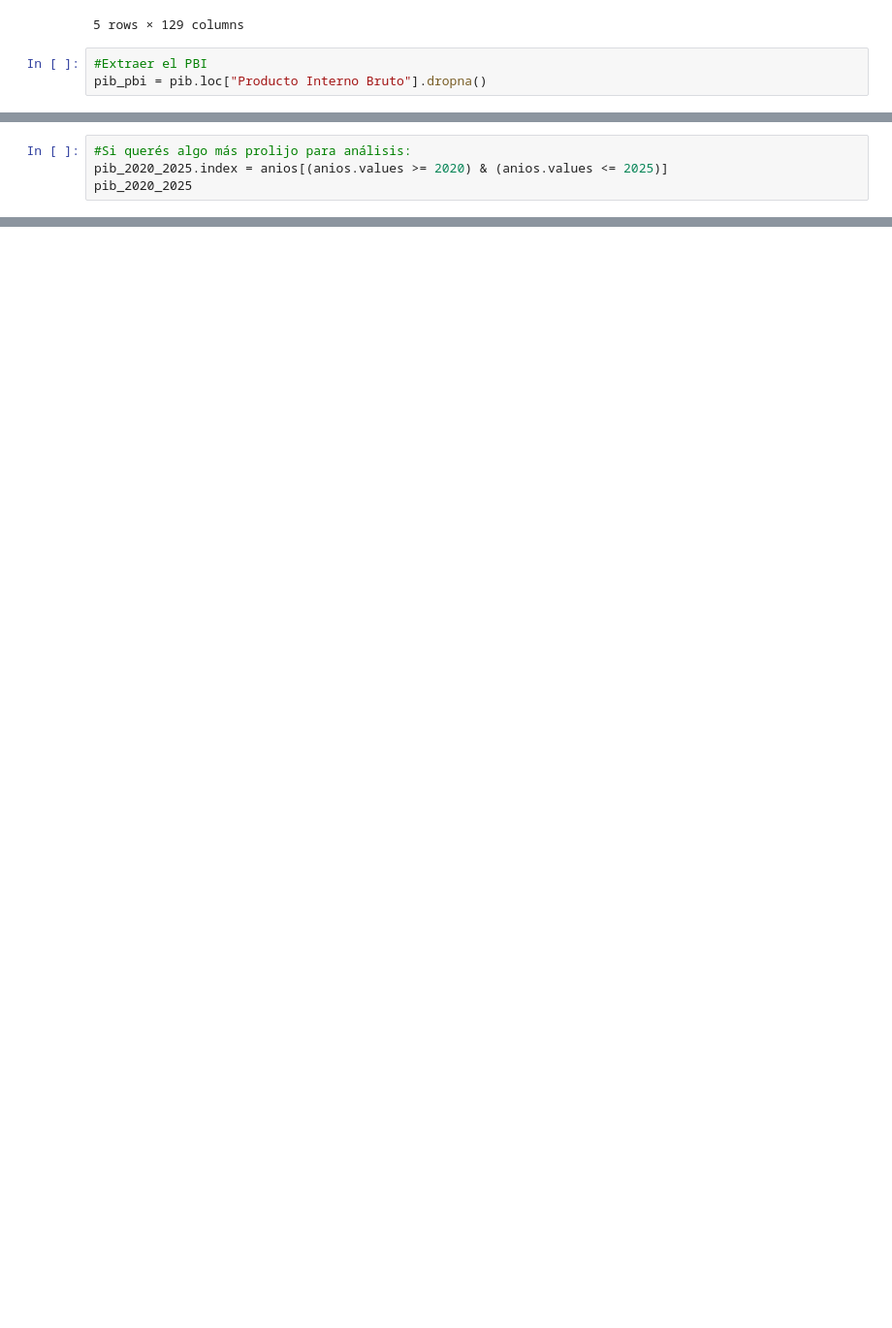
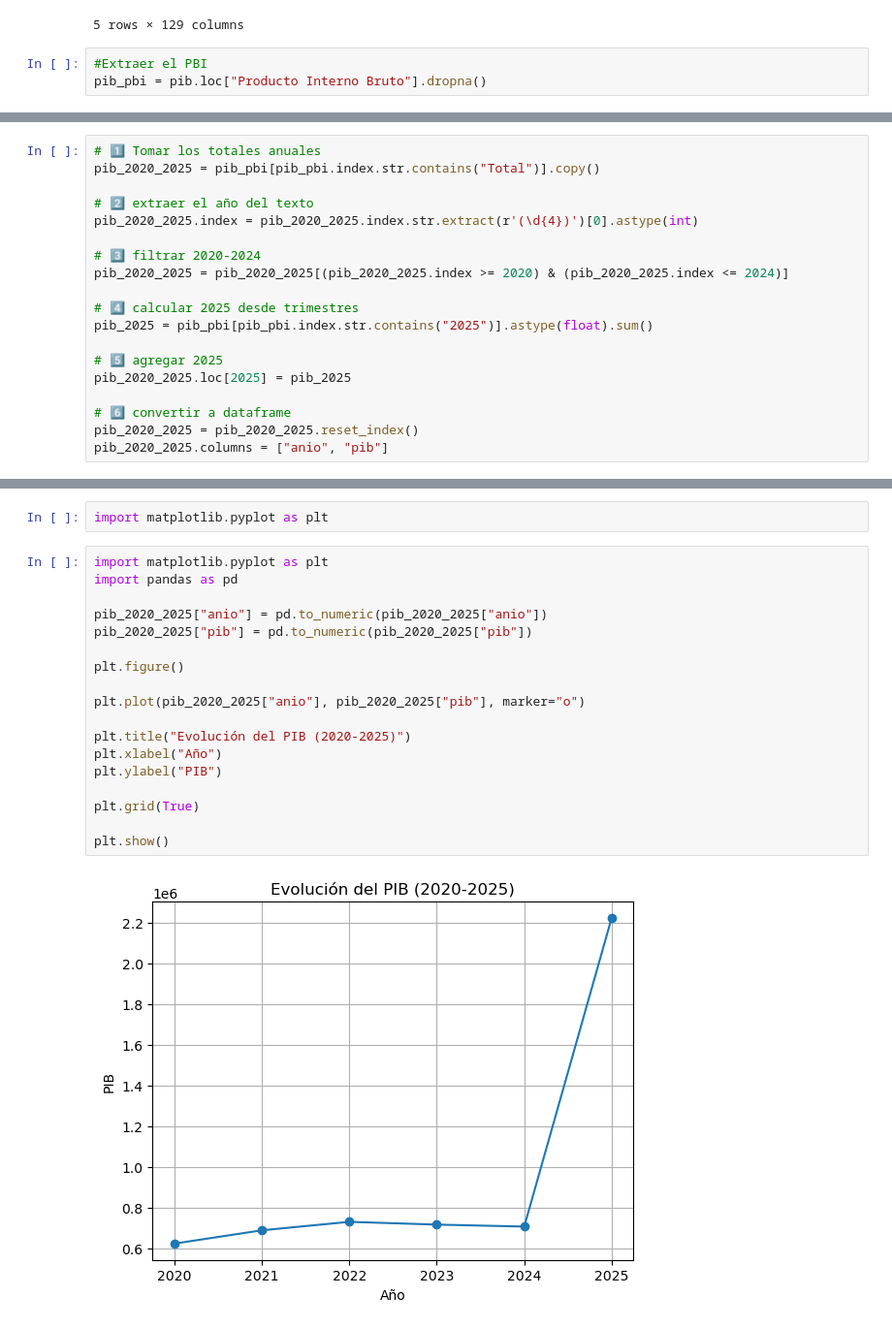
Before and after one commit to Soledad1988/ProyectoImpuestos, a Jupyter notebook: Presion Tributaria/Presion_Anual/02_presion_tributaria_Anual.ipynb, the cells around one changed output, grey strips where cells are left out. Shown at 97% size. Drawn from its saved outputs; the diff is of its cells as text; blank space fills up the shorter version.

```diff
--- a/Presion Tributaria/Presion_Anual/02_presion_tributaria_Anual.ipynb
+++ b/Presion Tributaria/Presion_Anual/02_presion_tributaria_Anual.ipynb
@@ -344,3 +338,22 @@ pib_2020_2025 = pib_total[(anios.values >= 2020) & (anios.values <= 2025)]
+# %%
+# 1️⃣ Tomar los totales anuales
+pib_2020_2025 = pib_pbi[pib_pbi.index.str.contains("Total")].copy()
+
+# 2️⃣ extraer el año del texto
+pib_2020_2025.index = pib_2020_2025.index.str.extract(r'(\d{4})')[0].astype(int)
+
+# 3️⃣ filtrar 2020-2024
+pib_2020_2025 = pib_2020_2025[(pib_2020_2025.index >= 2020) & (pib_2020_2025.index <= 2024)]
+
+# 4️⃣ calcular 2025 desde trimestres
+pib_2025 = pib_pbi[pib_pbi.index.str.contains("2025")].astype(float).sum()
+
+# 5️⃣ agregar 2025
+pib_2020_2025.loc[2025] = pib_2025
+
+# 6️⃣ convertir a dataframe
+pib_2020_2025 = pib_2020_2025.reset_index()
+pib_2020_2025.columns = ["anio", "pib"]
 # %%
 pib_2020_2025
 # %% [output]
@@ -359,4 +370,0 @@ Index(['2020 - Total', '2021 - Total', '2022 - Total', '2023 - Total',
-# %%
-#Si querés algo más prolijo para análisis:
-pib_2020_2025.index = anios[(anios.values >= 2020) & (anios.values <= 2025)]
-pib_2020_2025
@@ -392,0 +382,22 @@ NameError: name 'pib_df' is not defined
+# %%
+import matplotlib.pyplot as plt
+# %%
+import matplotlib.pyplot as plt
+import pandas as pd
+
+pib_2020_2025["anio"] = pd.to_numeric(pib_2020_2025["anio"])
+pib_2020_2025["pib"] = pd.to_numeric(pib_2020_2025["pib"])
+
+plt.figure()
+
+plt.plot(pib_2020_2025["anio"], pib_2020_2025["pib"], marker="o")
+
+plt.title("Evolución del PIB (2020-2025)")
+plt.xlabel("Año")
+plt.ylabel("PIB")
+
+plt.grid(True)
+
+plt.show()
+# %% [output]
+[figure, added]
```
Also changed, not shown: parts of 19 cells of this notebook, 2 other files.
